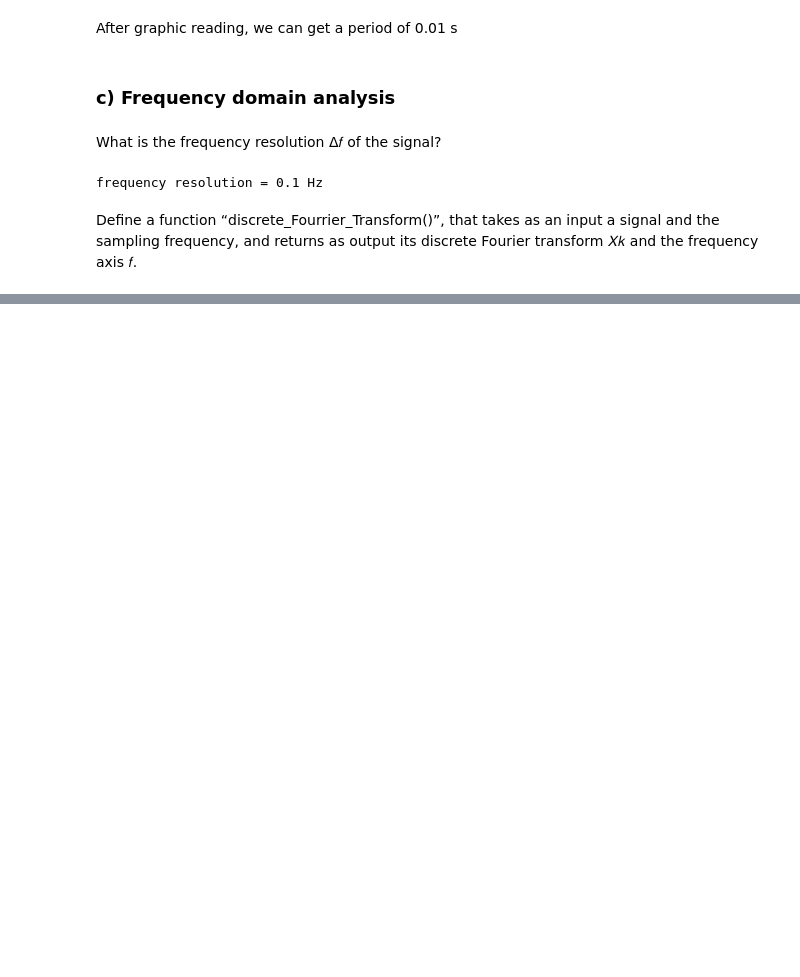
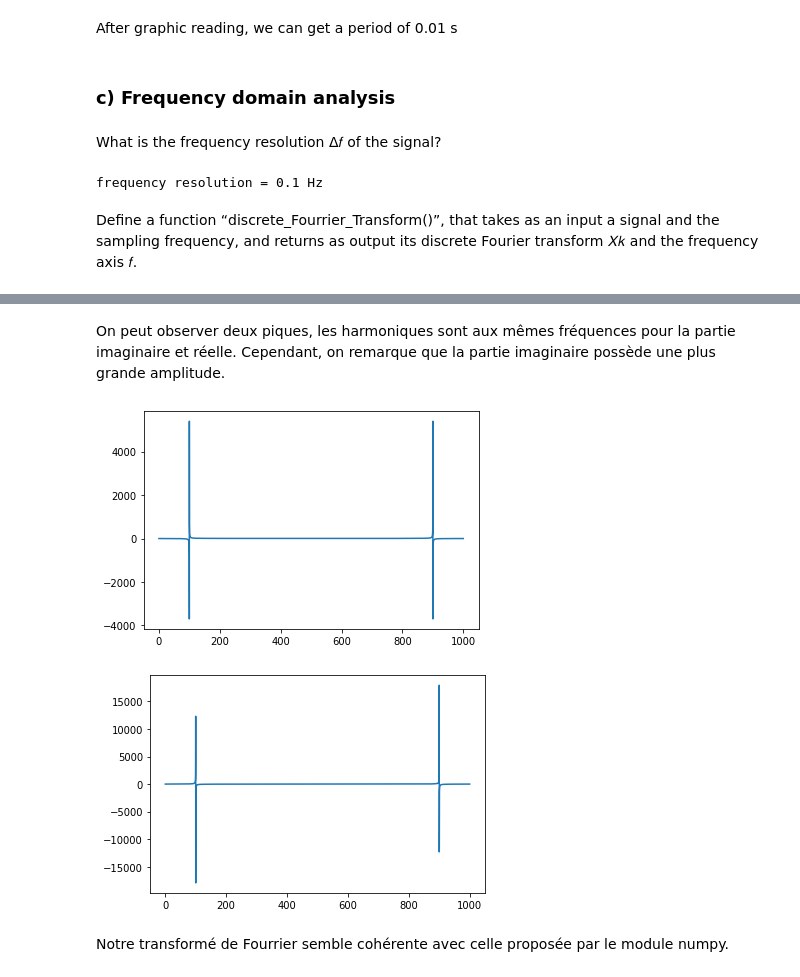
Before and after one commit to Remyb98/5I-SI4, a Jupyter notebook: TP2/Rapport.ipynb, the cells around one changed output, grey strips where cells are left out. Drawn from its saved outputs; the diff is of its cells as text; code cells hidden in the pictures; blank space fills up the shorter version.

```diff
--- a/TP2/Rapport.ipynb
+++ b/TP2/Rapport.ipynb
@@ -109,0 +116,14 @@ plt.show()
+# %% [markdown]
+On peut observer deux piques, les harmoniques sont aux mêmes fréquences pour la partie imaginaire et réelle.
+Cependant, on remarque que la partie imaginaire possède une plus grande amplitude.
+# %%
+sp = np.fft.fft(y)
+plt.plot(x_res, sp.real)
+plt.show()
+plt.plot(x_res, sp.imag)
+plt.show()
+# %% [output]
+[figure, added]
+[figure, added]
+# %% [markdown]
+Notre transformé de Fourrier semble cohérente avec celle proposée par le module numpy.
```
Also changed, not shown: parts of 3 cells of this notebook.
